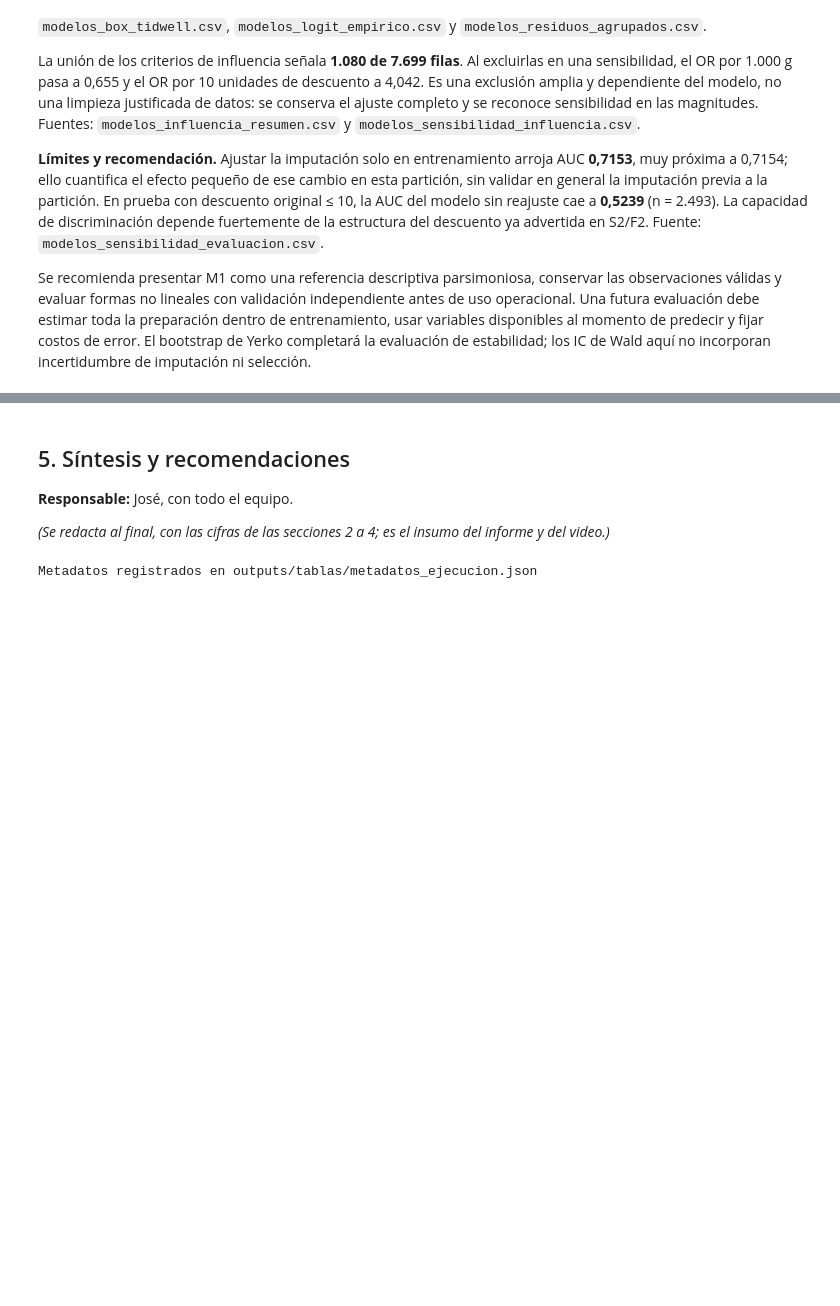
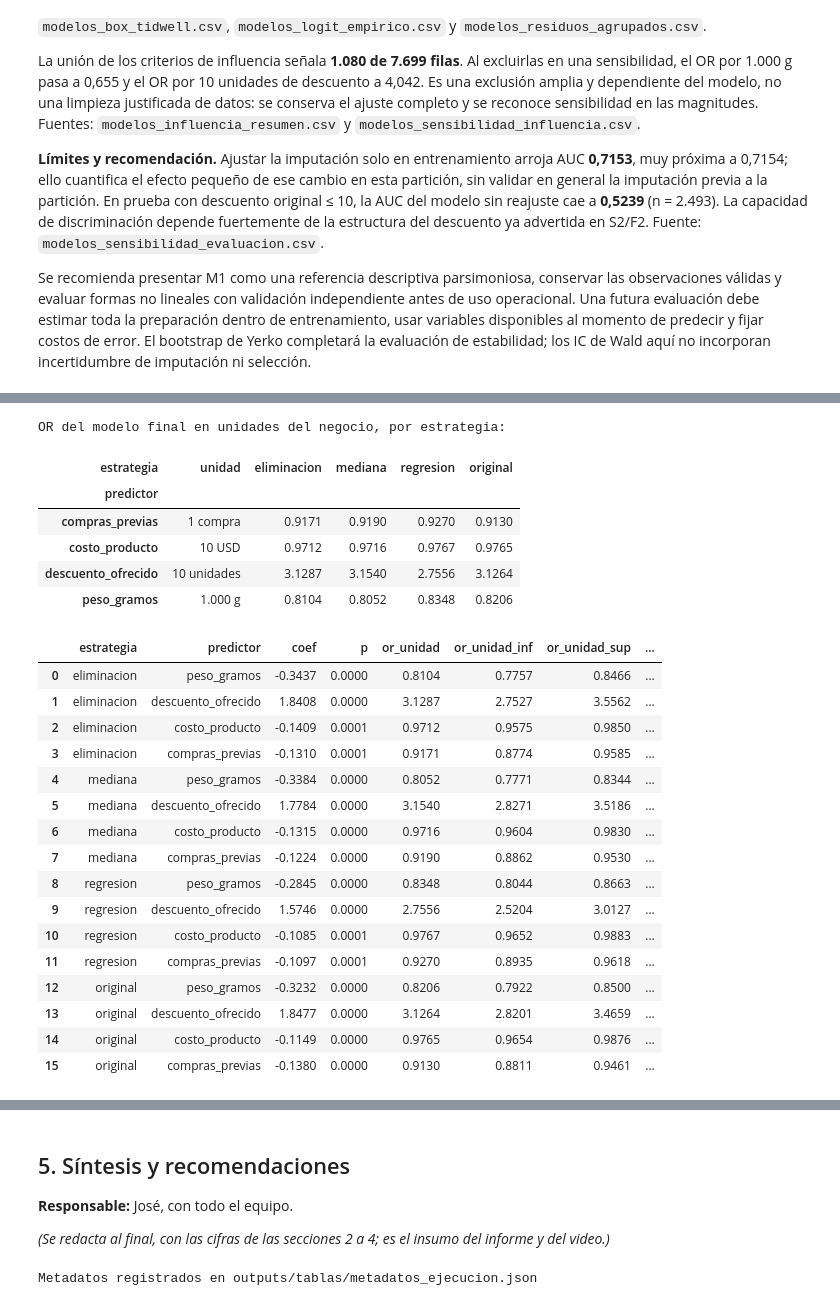
Before and after one commit to joserodriguezc/grupo_1_estadistica_computacional, a Jupyter notebook: sumativa_3/notebooks/sumativa_3_grupo1.ipynb, the cells around one changed output, grey strips where cells are left out. Saved outputs shown, nothing was run; the diff lists cells and outputs as text; code cells hidden in the pictures; blank space fills up the shorter version.

```diff
--- a/sumativa_3/notebooks/sumativa_3_grupo1.ipynb
+++ b/sumativa_3/notebooks/sumativa_3_grupo1.ipynb
@@ -1366,0 +1401,80 @@ Se recomienda presentar M1 como una referencia descriptiva parsimoniosa, conserv
+# %%
+# Parte 3: modelo final reajustado con cada estrategia de imputación (y con los datos originales como referencia)
+ESPEC_FINAL = MODELOS[MODELO_FINAL]
+NUM_FINAL, CAT_FINAL = ESPEC_FINAL['numericas'], ESPEC_FINAL['categoricas']
+ESTRATEGIAS_P3 = {'eliminacion': 'Eliminación', 'mediana': 'Mediana', 'regresion': 'Regresión (elegida)',
+                  'original': 'Original sin faltantes (referencia)'}
+UNIDADES_P3 = {'peso_gramos': (1_000, '1.000 g'), 'descuento_ofrecido': (10, '10 unidades'),
+               'costo_producto': (10, '10 USD'), 'compras_previas': (1, '1 compra')}
+_, test_original = particionar(df)   # 3.300 envíos de prueba con sus valores reales
+
+filas_coef, filas_desemp, AJUSTES_P3 = [], [], {}
+for clave in ESTRATEGIAS_P3:
+    datos = df if clave == 'original' else DATASETS[clave]
+    tr, te = particionar(datos)
+    X_tr = disenar(tr, NUM_FINAL, CAT_FINAL, tr)
+    modelo = ajustar_logit(X_tr, tr[TARGET])
+    AJUSTES_P3[clave] = modelo
+    escalas = {v: (u, tr[v].std(ddof=1), etiqueta) for v, (u, etiqueta) in UNIDADES_P3.items() if v in NUM_FINAL}
+    coef = tabla_odds_ratios(modelo, escalas).reset_index(names='predictor')
+    coef.insert(0, 'estrategia', clave)
+    filas_coef.append(coef)
+    # Desempeño: (a) en su propia prueba; (b) en la prueba común con valores reales (preparación del propio entrenamiento)
+    for evaluacion, prueba in [('prueba propia', te), ('prueba común con valores reales', test_original)]:
+        p = modelo.predict(sm.add_constant(disenar(prueba, NUM_FINAL, CAT_FINAL, tr), has_constant='add'))
+        filas_desemp.append({'estrategia': clave, 'evaluacion': evaluacion, 'n_entrenamiento': len(tr),
+                             **metricas_clasificacion(prueba[TARGET], p)})
+
+coef_p3 = pd.concat(filas_coef, ignore_index=True)
+desemp_p3 = pd.DataFrame(filas_desemp)
+assert set(coef_p3['predictor']) == set(NUM_FINAL) and len(coef_p3) == 4 * len(NUM_FINAL)
+assert (desemp_p3.query("evaluacion == 'prueba común con valores reales'")['n'] == len(IDX_TEST)).all()
+# Control: con la estrategia elegida se reproduce el ajuste de la Parte 2
+np.testing.assert_allclose(AJUSTES_P3[ESTRATEGIA].params.to_numpy(), AJUSTES_S3[MODELO_FINAL].params.to_numpy(), rtol=1e-10)
+
+# Comparación sistemática frente a la estrategia elegida y frente a los datos originales
+ref_eleg = coef_p3[coef_p3['estrategia'] == ESTRATEGIA].set_index('predictor')
+ref_orig = coef_p3[coef_p3['estrategia'] == 'original'].set_index('predictor')
+coef_p3['ancho_ic_or_unidad'] = coef_p3['or_unidad_sup'] - coef_p3['or_unidad_inf']
+coef_p3['razon_ancho_vs_elegida'] = coef_p3['ancho_ic_or_unidad'] / coef_p3['predictor'].map(ref_eleg['or_unidad_sup'] - ref_eleg['or_unidad_inf'])
+coef_p3['cambio_or_vs_original_pct'] = 100 * (coef_p3['or_unidad'] / coef_p3['predictor'].map(ref_orig['or_unidad']) - 1)
+coef_p3['original_dentro_del_ic'] = coef_p3['predictor'].map(ref_orig['or_unidad']).between(coef_p3['or_unidad_inf'], coef_p3['or_unidad_sup'])
+coef_p3['mismo_signo_que_original'] = np.sign(coef_p3['coef']) == np.sign(coef_p3['predictor'].map(ref_orig['coef']))
+coef_p3['significativo_5pct'] = coef_p3['p'] < 0.05
+coef_p3.to_csv(TABLAS / 'impacto_imputacion_coeficientes.csv', index=False)
+desemp_p3.to_csv(TABLAS / 'impacto_imputacion_desempeno.csv', index=False)
+
+vista = coef_p3.pivot(index='predictor', columns='estrategia', values='or_unidad')[list(ESTRATEGIAS_P3)]
+vista.insert(0, 'unidad', ref_orig['unidad'])
+print('OR del modelo final en unidades del negocio, por estrategia:')
+display(vista.round(4))
+display(coef_p3[['estrategia', 'predictor', 'coef', 'p', 'or_unidad', 'or_unidad_inf', 'or_unidad_sup',
+                 'razon_ancho_vs_elegida', 'cambio_or_vs_original_pct', 'original_dentro_del_ic', 'mismo_signo_que_original',
+                 'significativo_5pct']].round(4))
+display(desemp_p3[['estrategia', 'evaluacion', 'n_entrenamiento', 'n', 'auc', 'accuracy', 'precision', 'recall', 'f1',
+                   'especificidad']].round(4))
+# %% [output]
+OR del modelo final en unidades del negocio, por estrategia:
+| estrategia | unidad | eliminacion | mediana | regresion | original |
+| predictor |  |  |  |  |  |
+| compras_previas | 1 compra | 0.9171 | 0.9190 | 0.9270 | 0.9130 |
+| costo_producto | 10 USD | 0.9712 | 0.9716 | 0.9767 | 0.9765 |
+| descuento_ofrecido | 10 unidades | 3.1287 | 3.1540 | 2.7556 | 3.1264 |
+| peso_gramos | 1.000 g | 0.8104 | 0.8052 | 0.8348 | 0.8206 |
+|  | estrategia | predictor | coef | p | or_unidad | or_unidad_inf | or_unidad_sup | ... |
+| 0 | eliminacion | peso_gramos | -0.3437 | 0.0000 | 0.8104 | 0.7757 | 0.8466 | ... |
+| 1 | eliminacion | descuento_ofrecido | 1.8408 | 0.0000 | 3.1287 | 2.7527 | 3.5562 | ... |
+| 2 | eliminacion | costo_producto | -0.1409 | 0.0001 | 0.9712 | 0.9575 | 0.9850 | ... |
+| 3 | eliminacion | compras_previas | -0.1310 | 0.0001 | 0.9171 | 0.8774 | 0.9585 | ... |
+| 4 | mediana | peso_gramos | -0.3384 | 0.0000 | 0.8052 | 0.7771 | 0.8344 | ... |
+| 5 | mediana | descuento_ofrecido | 1.7784 | 0.0000 | 3.1540 | 2.8271 | 3.5186 | ... |
+| 6 | mediana | costo_producto | -0.1315 | 0.0000 | 0.9716 | 0.9604 | 0.9830 | ... |
+| 7 | mediana | compras_previas | -0.1224 | 0.0000 | 0.9190 | 0.8862 | 0.9530 | ... |
+| 8 | regresion | peso_gramos | -0.2845 | 0.0000 | 0.8348 | 0.8044 | 0.8663 | ... |
+| 9 | regresion | descuento_ofrecido | 1.5746 | 0.0000 | 2.7556 | 2.5204 | 3.0127 | ... |
+| 10 | regresion | costo_producto | -0.1085 | 0.0001 | 0.9767 | 0.9652 | 0.9883 | ... |
+| 11 | regresion | compras_previas | -0.1097 | 0.0001 | 0.9270 | 0.8935 | 0.9618 | ... |
+| 12 | original | peso_gramos | -0.3232 | 0.0000 | 0.8206 | 0.7922 | 0.8500 | ... |
+| 13 | original | descuento_ofrecido | 1.8477 | 0.0000 | 3.1264 | 2.8201 | 3.4659 | ... |
+| 14 | original | costo_producto | -0.1149 | 0.0000 | 0.9765 | 0.9654 | 0.9876 | ... |
+| 15 | original | compras_previas | -0.1380 | 0.0000 | 0.9130 | 0.8811 | 0.9461 | ... |
```
Also changed, not shown: parts of 12 cells of this notebook, 38 other files.
